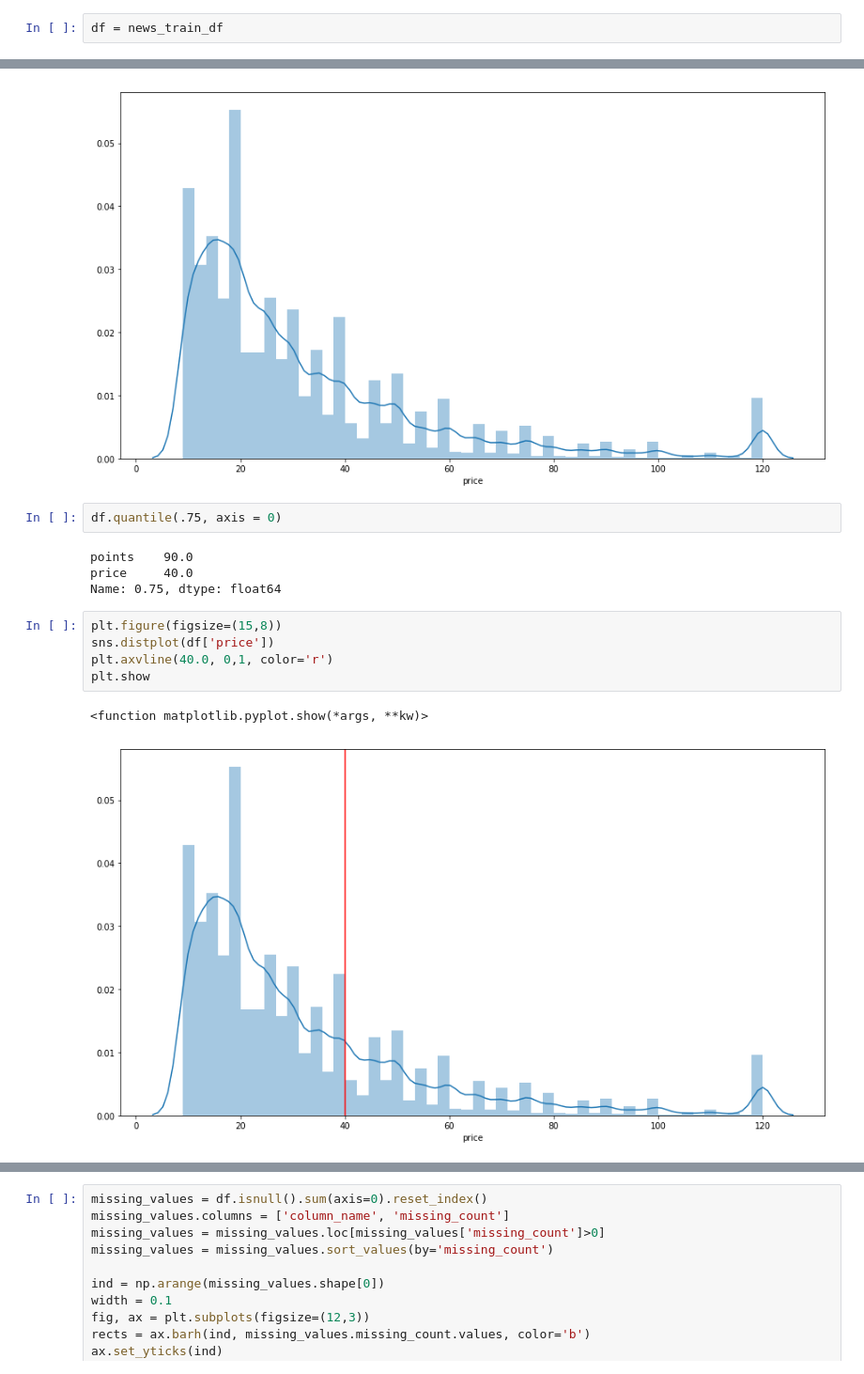
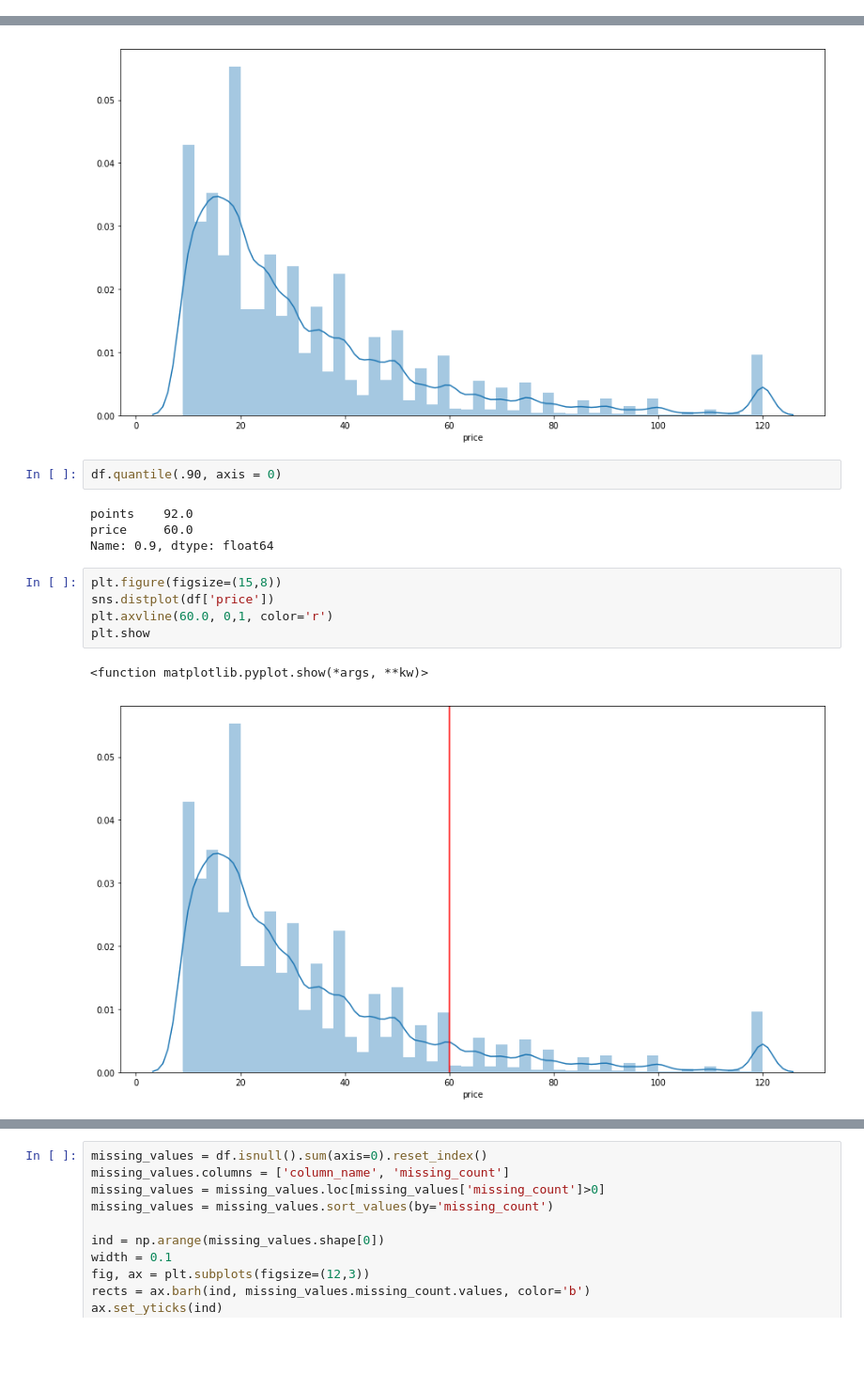
Before and after one commit to Ryan-Ashton/ML_App, a Jupyter notebook: Wine_Review_Price_Prediction.ipynb, the cells around one changed output, grey strips where cells are left out. Shown at 94% size. Cells and saved outputs as stored; diff of their text form; blank space fills up the shorter version.

```diff
--- a/Wine_Review_Price_Prediction.ipynb
+++ b/Wine_Review_Price_Prediction.ipynb
@@ -88,5 +86,3 @@ news_train_df = remove_outliers(df, columns_outlier)
 news_train_df.shape
 # %% [output]
 (97851, 10)
-# %%
-df = news_train_df
@@ -192,19 +190,19 @@ plt.show
 <function matplotlib.pyplot.show(*args, **kw)>
 [figure]
 # %%
-df.quantile(.75, axis = 0)
+df.quantile(.90, axis = 0)
 # %% [output]
-points    90.0
-price     40.0
-Name: 0.75, dtype: float64
+points    92.0
+price     60.0
+Name: 0.9, dtype: float64
 # %%
 plt.figure(figsize=(15,8))
 sns.distplot(df['price'])
-plt.axvline(40.0, 0,1, color='r')
+plt.axvline(60.0, 0,1, color='r')
 plt.show
 # %% [output]
 <function matplotlib.pyplot.show(*args, **kw)>
-[figure, old version]
+[figure, new version]
 # %%
 #Pre-Process Data
 
```
Also changed, not shown: parts of 15 cells of this notebook, 4 other files.
